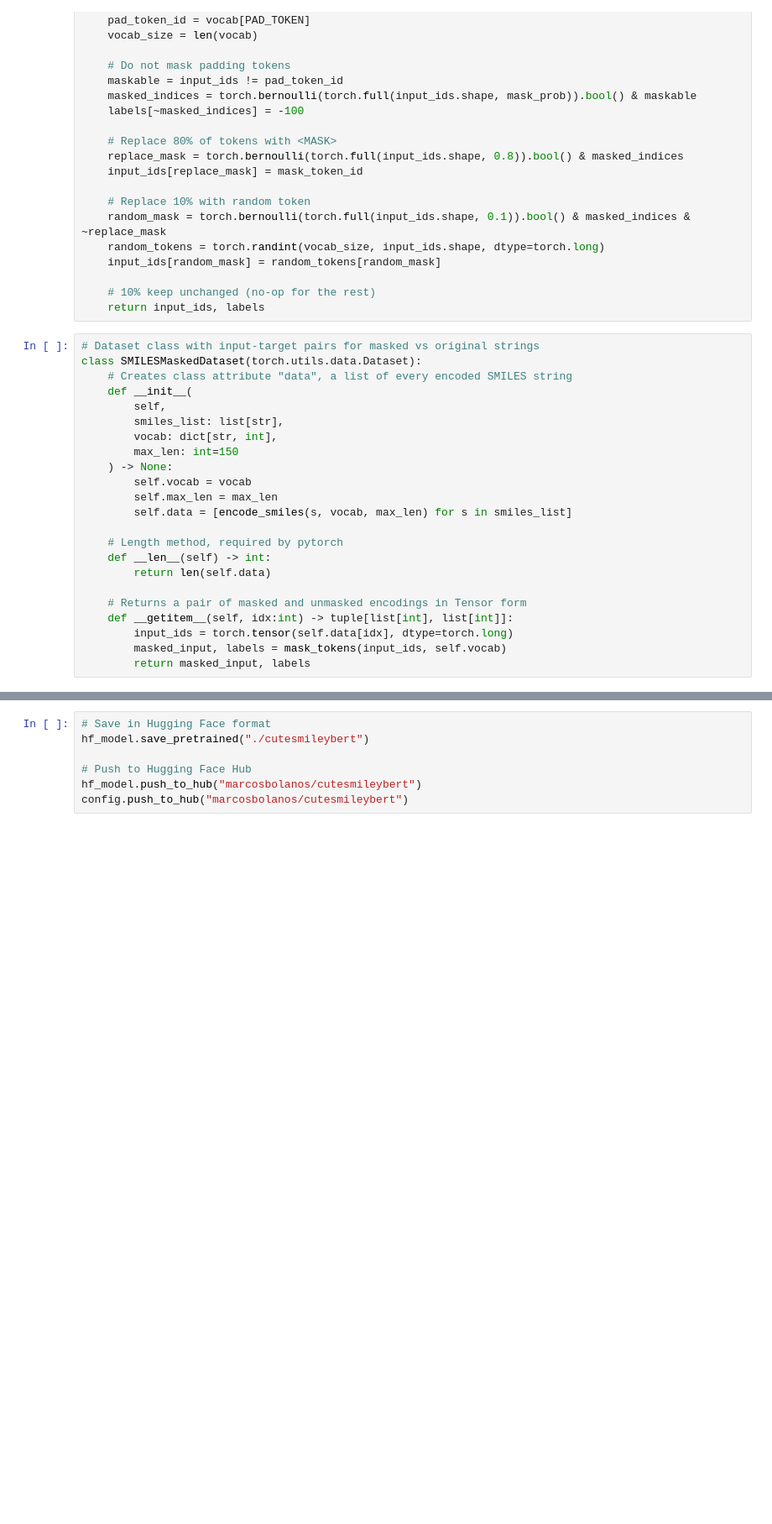
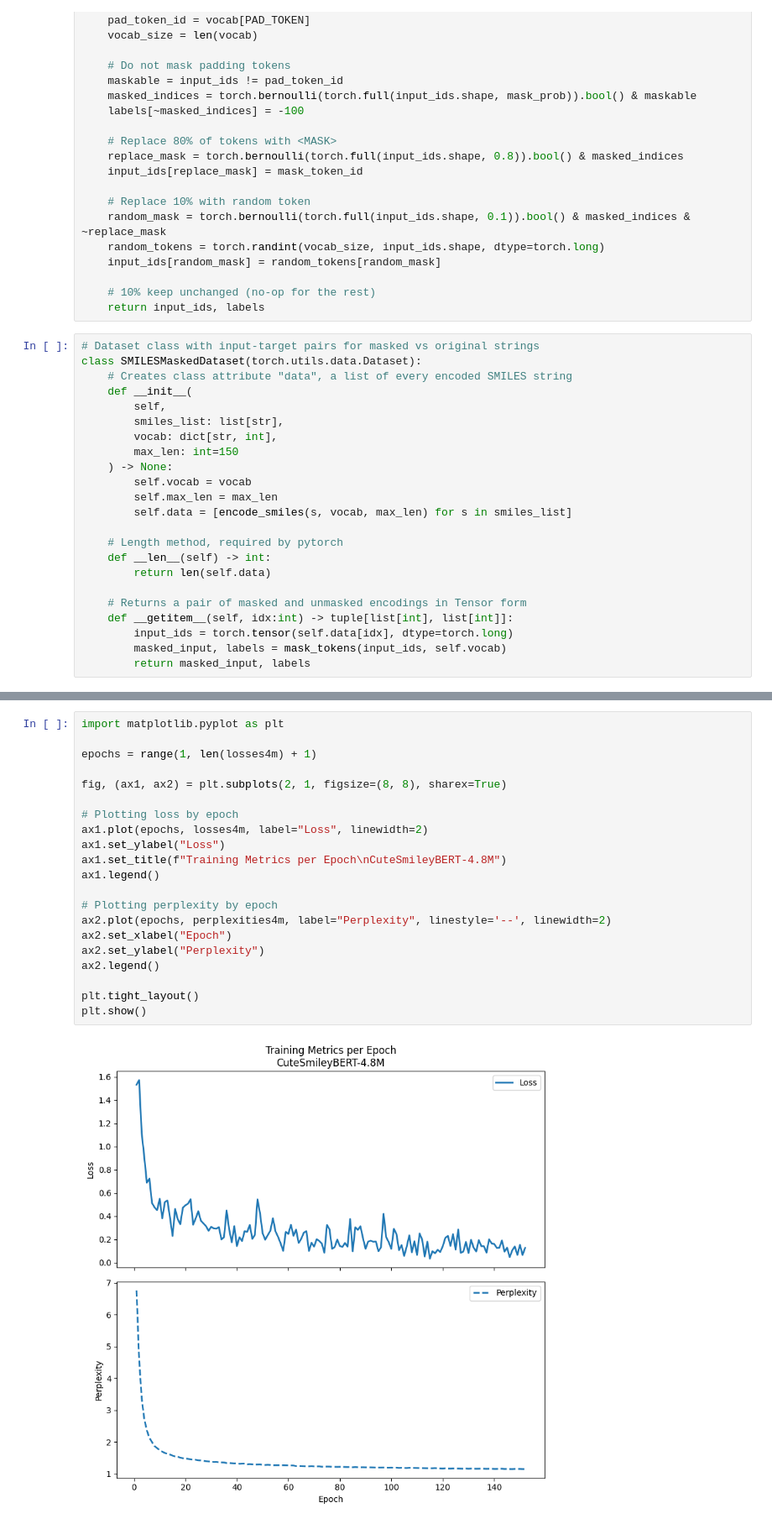
Before and after one commit to Orbliss/Cheminformatics_molecule_property_project, a Jupyter notebook: regression/07_training_transformer.ipynb, the cells around one changed output, grey strips where cells are left out. Shown: that part at 84% size. Drawn from its saved outputs; the diff is of its cells as text; blank space fills up the shorter version.

```diff
--- a/regression/07_training_transformer.ipynb
+++ b/regression/07_training_transformer.ipynb
@@ -281,7 +346,23 @@ for epoch in range(3):
-# %%
-# Save in Hugging Face format
-hf_model.save_pretrained("./cutesmileybert")
-
-# Push to Hugging Face Hub
-hf_model.push_to_hub("marcosbolanos/cutesmileybert")
-config.push_to_hub("marcosbolanos/cutesmileybert")
+# %%
+import matplotlib.pyplot as plt
+
+epochs = range(1, len(losses4m) + 1)
+
+fig, (ax1, ax2) = plt.subplots(2, 1, figsize=(8, 8), sharex=True)
+
+# Plotting loss by epoch
+ax1.plot(epochs, losses4m, label="Loss", linewidth=2)
+ax1.set_ylabel("Loss")
+ax1.set_title(f"Training Metrics per Epoch\nCuteSmileyBERT-4.8M")
+ax1.legend()
+
+# Plotting perplexity by epoch
+ax2.plot(epochs, perplexities4m, label="Perplexity", linestyle='--', linewidth=2)
+ax2.set_xlabel("Epoch")
+ax2.set_ylabel("Perplexity")
+ax2.legend()
+
+plt.tight_layout()
+plt.show()
+# %% [output]
+[figure, added]
```
Also changed, not shown: parts of 12 cells of this notebook, 4 other files.
